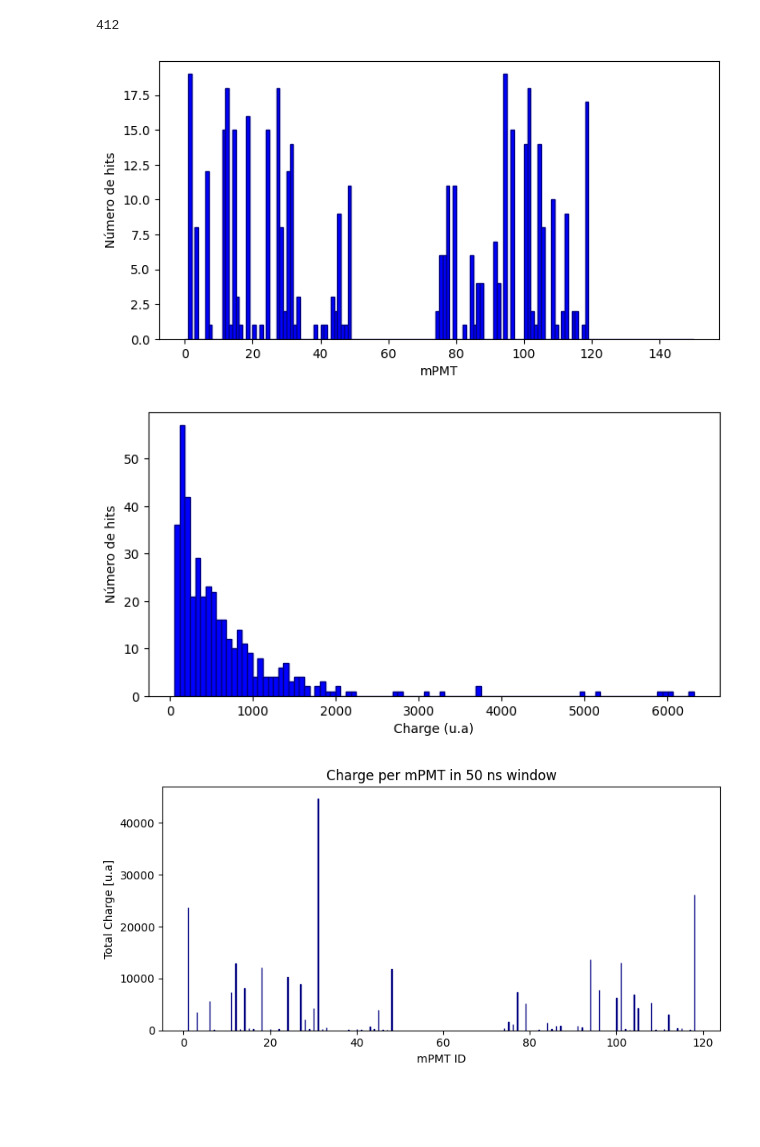
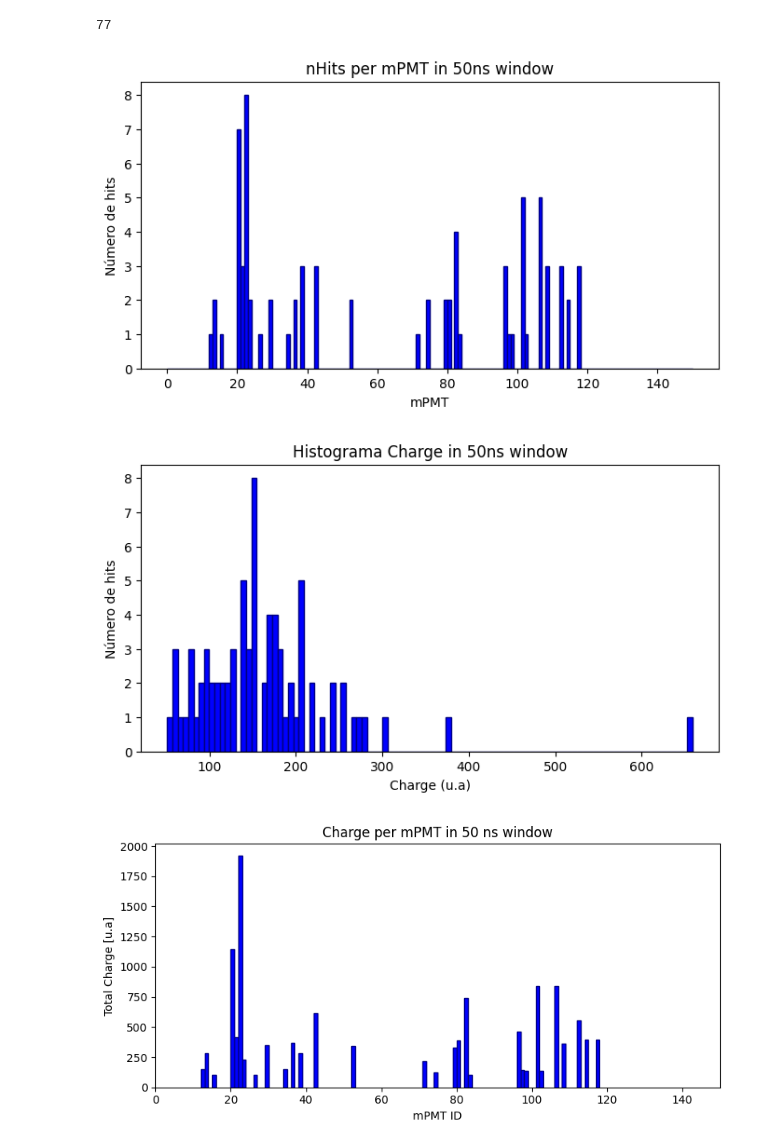
Before and after one commit to halmamol/WCTECoincidence_Analysis, a Jupyter notebook: nHits_count/jupyter_notebooks/spills_second.ipynb, the cells around one changed output. Saved outputs shown, nothing was run; the diff lists cells and outputs as text; code cells hidden in the pictures; blank space fills up the shorter version.

Commit message:
spills_update

```diff
--- a/nHits_count/jupyter_notebooks/spills_second.ipynb
+++ b/nHits_count/jupyter_notebooks/spills_second.ipynb
@@ -65,16 +126,33 @@ for event in event_number_branch:
 # %%
-trigger_times_half = dict(list(threshold_times.items())[0:10])
+trigger_times_half = dict(list(threshold_charges.items())[0:10])
+bin_time = 2
 
 for event_number in trigger_times_half:
     for start_time in trigger_times_half[event_number]:
-        times_branch_event = times_branch_modified[event_number] #if changing times_branch for times_branch_modified is the new array with the deleted death windows
-        mask = (times_branch_event >= start_time) & (times_branch_event < start_time + 100)
+        times_branch_event = times_branch[event_number]
+        charges_branch_event = charge_branch[event_number]
+
+        mask = (times_branch_event >= start_time) & (times_branch_event < start_time + 50)
+
+        time = times_branch_event[mask]
+        charge = charges_branch_event[mask]
 
         plt.style.use('default')
-        plt.figure(figsize=(8, 4))
+        fig, axs = plt.subplots(1, 2, figsize=(12, 4))
 
-        plt.hist(times_branch_event[mask], range = [start_time, start_time+100], bins = 10,color='blue', edgecolor='navy')
-        plt.xlabel('Tiempo (ns)')
-        plt.ylabel('Número de hits')
-        plt.title(f'Hits en ventanas de 10 ns, evento {event_number}')
+        # --- Subplot 2: Histograma de número de hits en ventanas de 10 ns ---
+        axs[0].hist(time, range=(start_time, start_time + 50), bins=int(50/bin_time), color='blue', edgecolor='navy')
+        axs[0].set_xlabel('Tiempo (ns)')
+        axs[0].set_ylabel('Número de hits')
+        axs[0].set_title(f"Hits por {bin_time} ns, evento {event_number}")
+        axs[0].set_xlim(start_time, start_time+50)
+
+        sum_charges = functions_spills.plot_TotalCharge_Time(time, charge, bin_time)
+
+        axs[1].bar(np.arange(start_time, start_time+50, bin_time), sum_charges, width = bin_time, color='blue',  align='edge', edgecolor='navy')
+        axs[1].set_xlabel("Time (ns)")
+        axs[1].set_ylabel("Total Charge [u.a]")
+        axs[1].set_title(f"Charge per {bin_time} ns window")
+        axs[1].set_xlim(start_time, start_time+50)
+        plt.tight_layout()
         plt.show()
@@ -107,7 +171,7 @@ print(threshold_charges)
 {0: [119974.41772460938, 222068.19783125], 1: [79641.59936523438, 119974.40600585938], 2: [40711.04923574219, 119974.40112304688, 239042.89394027344], 3: [88741.09262171875, 119974.39318847656], 4: [1 ...
 # %%
-t_evento = 222068.19783125
-event_id = 0
+t_evento = 40711.04923574219
+event_id = 2
 delta = 50
 
 
@@ -168,34 +232,36 @@ charge = charge_branch_event[indices_en_rango]
 time = times_branch_event[indices_en_rango]
 
 plt.style.use('default')
 plt.figure(figsize=(8, 4))
 plt.hist(mpmt_id, bins=150, range = [0, 150], color='blue', edgecolor='navy')
 plt.xlabel('mPMT')
 plt.ylabel('Número de hits')
+plt.title("nHits per mPMT in 50ns window")
 plt.show()
 
 plt.figure(figsize=(8, 4))
 plt.hist(charge, bins=100, color='blue', edgecolor='navy')
 plt.xlabel('Charge (u.a)')
 plt.ylabel('Número de hits')
+plt.title("Histograma Charge in 50ns window")
 plt.show()
 
 
 functions_spills.plot_TotalCharge_mPMT(mpmt_id, charge)
 
 bin_time = 1
 sum_charges = functions_spills.plot_TotalCharge_Time(time, charge, bin_time)
 
 # Step 3: Plot
 plt.figure(figsize=(8, 4))
 plt.bar(np.arange(min(time), min(time)+50, bin_time), sum_charges, width = bin_time, color='blue',  align='edge', edgecolor='navy')
 plt.xlabel("Time (ns)")
 plt.ylabel("Total Charge [u.a]")
 plt.title(f"Charge per {bin_time} ns window")
 plt.tight_layout()
 plt.show()
 # %% [output]
-412
+77
-[figure, old version]
+[figure, new version]
-[figure, old version]
+[figure, new version]
-[figure, old version]
+[figure, new version]
```
Also changed, not shown: parts of 16 cells of this notebook, 5 other files.
